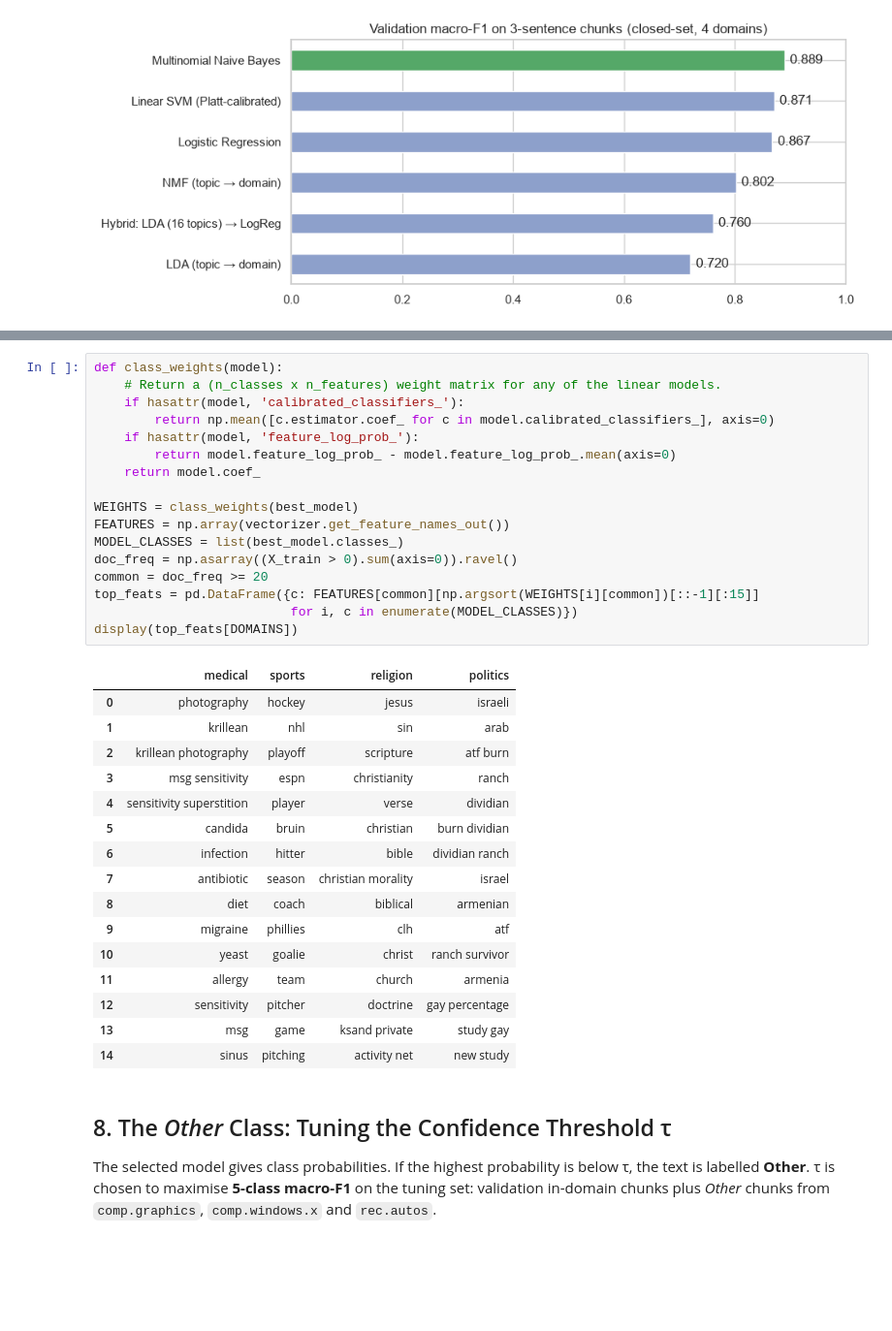
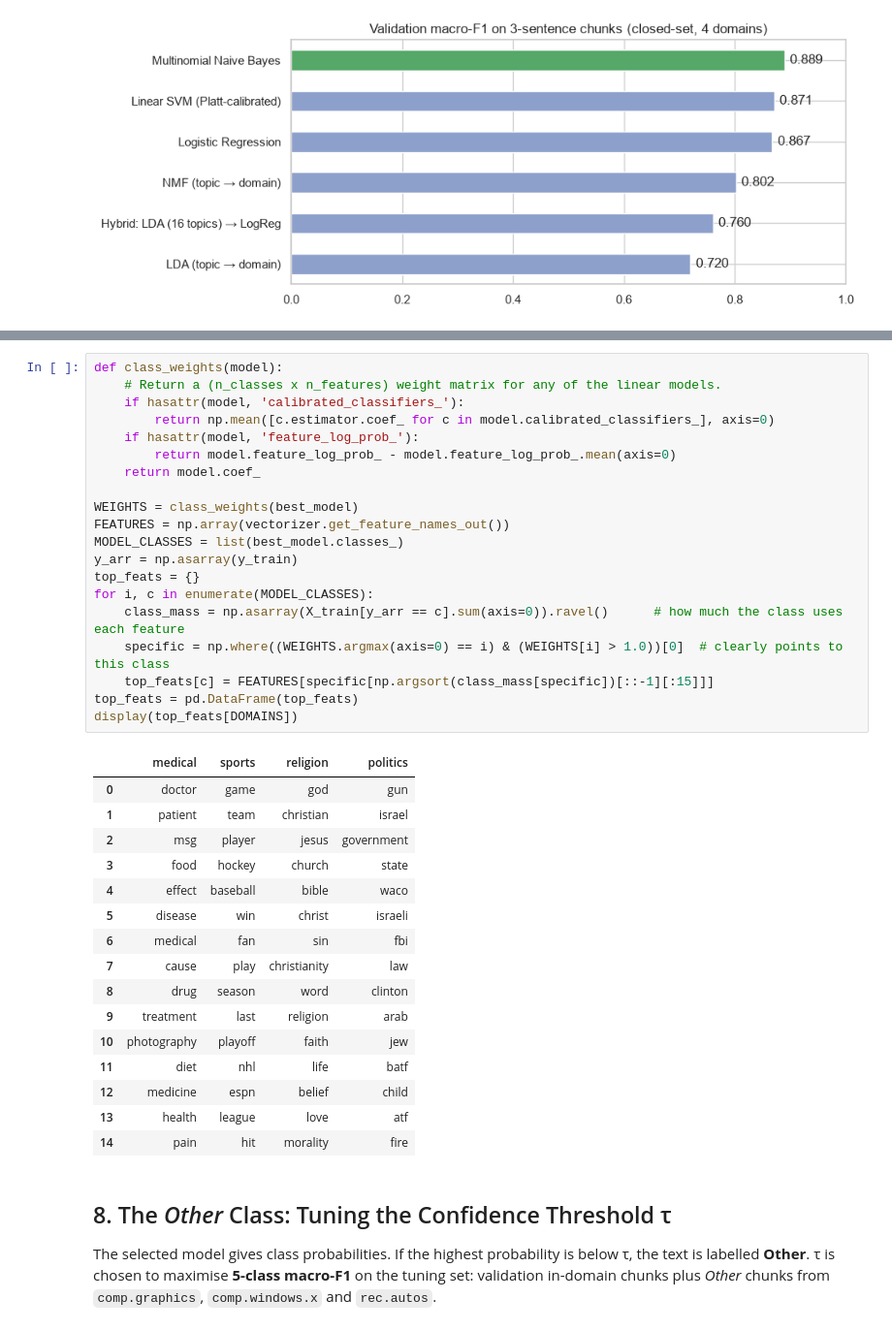
Before and after one commit to Adore96/nlp-topic-identification, a Jupyter notebook: MS26900636_CW02.ipynb, the cells around one changed output, grey strips where cells are left out. Shown at 97% size. Drawn from its saved outputs; the diff is of its cells as text; blank space fills up the shorter version.

Commit message:
Correct discussion claims, improve indicative-word ranking, show rejected in-domain chunks

```diff
--- a/MS26900636_CW02.ipynb
+++ b/MS26900636_CW02.ipynb
@@ -752,37 +755,40 @@ Only terms that occur in at least 20 training posts are listed, because one-off
 # %%
 def class_weights(model):
     # Return a (n_classes x n_features) weight matrix for any of the linear models.
     if hasattr(model, 'calibrated_classifiers_'):
         return np.mean([c.estimator.coef_ for c in model.calibrated_classifiers_], axis=0)
     if hasattr(model, 'feature_log_prob_'):
         return model.feature_log_prob_ - model.feature_log_prob_.mean(axis=0)
     return model.coef_
 
 WEIGHTS = class_weights(best_model)
 FEATURES = np.array(vectorizer.get_feature_names_out())
 MODEL_CLASSES = list(best_model.classes_)
-doc_freq = np.asarray((X_train > 0).sum(axis=0)).ravel()
-common = doc_freq >= 20
-top_feats = pd.DataFrame({c: FEATURES[common][np.argsort(WEIGHTS[i][common])[::-1][:15]]
-                          for i, c in enumerate(MODEL_CLASSES)})
+y_arr = np.asarray(y_train)
+top_feats = {}
+for i, c in enumerate(MODEL_CLASSES):
+    class_mass = np.asarray(X_train[y_arr == c].sum(axis=0)).ravel()      # how much the class uses each feature
+    specific = np.where((WEIGHTS.argmax(axis=0) == i) & (WEIGHTS[i] > 1.0))[0]  # clearly points to this class
+    top_feats[c] = FEATURES[specific[np.argsort(class_mass[specific])[::-1][:15]]]
+top_feats = pd.DataFrame(top_feats)
 display(top_feats[DOMAINS])
 # %% [output]
 |  | medical | sports | religion | politics |
-| 0 | photography | hockey | jesus | israeli |
-| 1 | krillean | nhl | sin | arab |
-| 2 | krillean photography | playoff | scripture | atf burn |
-| 3 | msg sensitivity | espn | christianity | ranch |
-| 4 | sensitivity superstition | player | verse | dividian |
-| 5 | candida | bruin | christian | burn dividian |
-| 6 | infection | hitter | bible | dividian ranch |
-| 7 | antibiotic | season | christian morality | israel |
-| 8 | diet | coach | biblical | armenian |
-| 9 | migraine | phillies | clh | atf |
-| 10 | yeast | goalie | christ | ranch survivor |
-| 11 | allergy | team | church | armenia |
-| 12 | sensitivity | pitcher | doctrine | gay percentage |
-| 13 | msg | game | ksand private | study gay |
-| 14 | sinus | pitching | activity net | new study |
+| 0 | doctor | game | god | gun |
+| 1 | patient | team | christian | israel |
+| 2 | msg | player | jesus | government |
+| 3 | food | hockey | church | state |
+| 4 | effect | baseball | bible | waco |
+| 5 | disease | win | christ | israeli |
+| 6 | medical | fan | sin | fbi |
+| 7 | cause | play | christianity | law |
+| 8 | drug | season | word | clinton |
+| 9 | treatment | last | religion | arab |
+| 10 | photography | playoff | faith | jew |
+| 11 | diet | nhl | life | batf |
+| 12 | medicine | espn | belief | child |
+| 13 | health | league | love | atf |
+| 14 | pain | hit | morality | fire |
 # %% [markdown]
 ## 8. The *Other* Class: Tuning the Confidence Threshold τ
 The selected model gives class probabilities. If the highest probability is below τ, the text is labelled **Other**.
```
Also changed, not shown: parts of 8 cells of this notebook.
